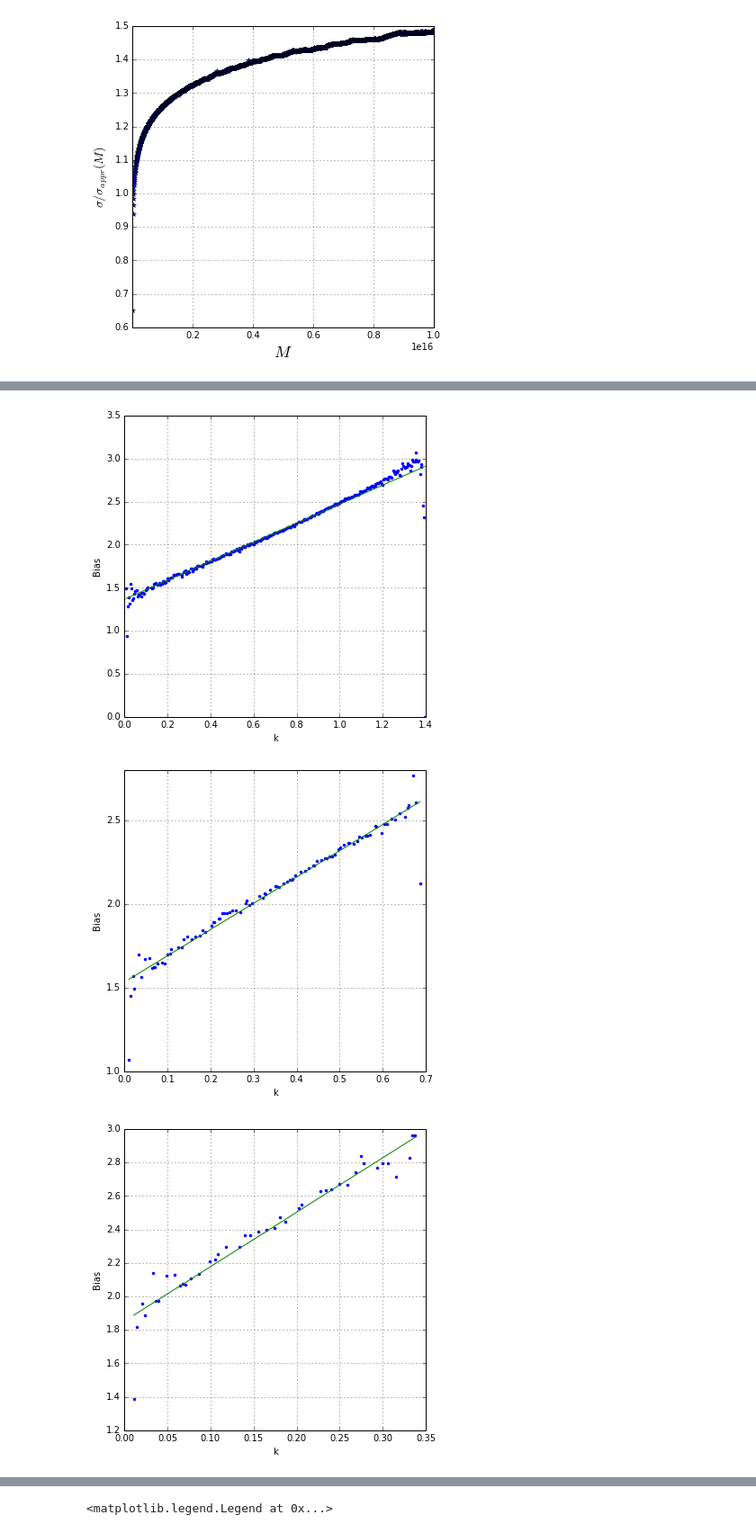
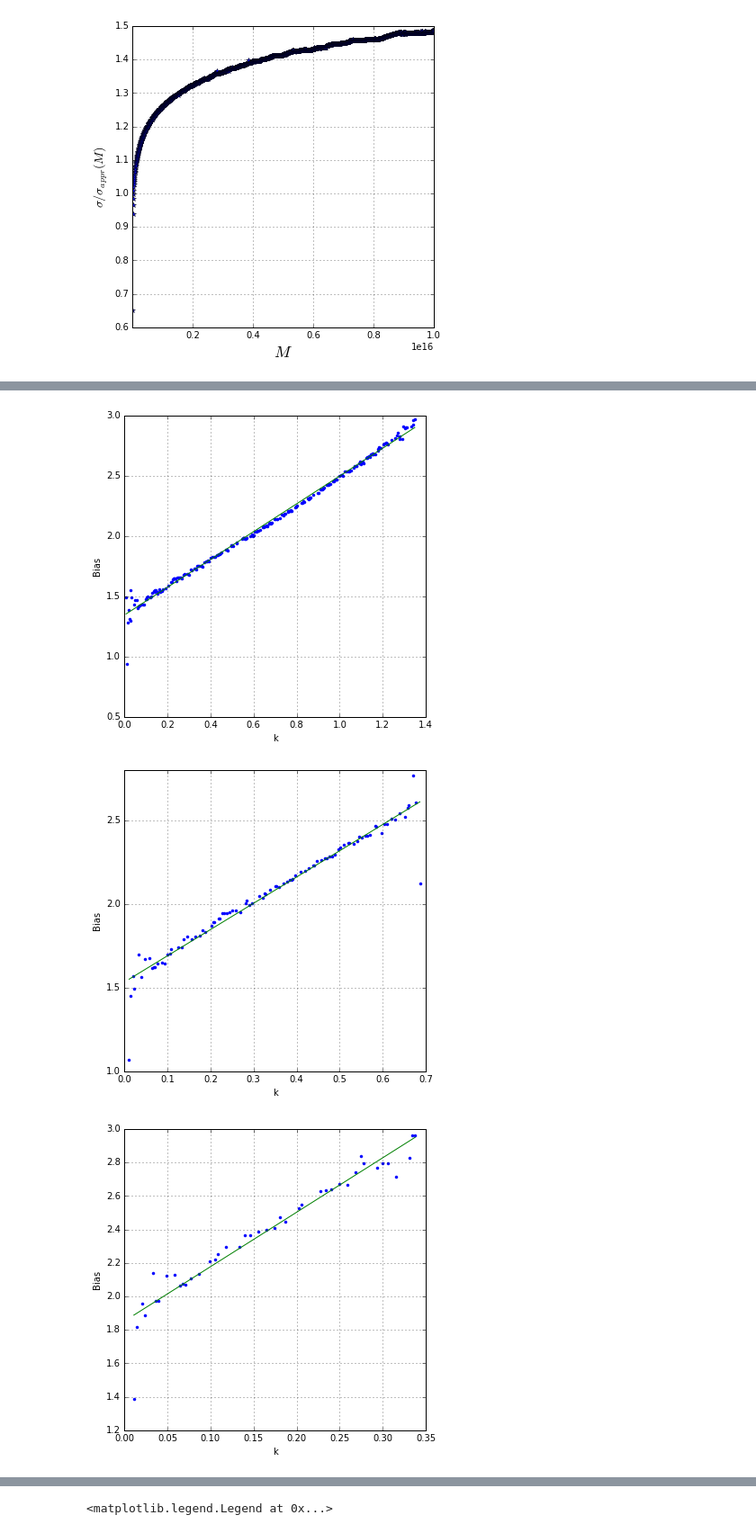
Before and after one commit to NATYML/Power-spectrum, a Jupyter notebook: CAMB/Bias.ipynb, the cells around one changed output, grey strips where cells are left out. Shown at 90% size. Drawn from its saved outputs; the diff is of its cells as text; code cells hidden in the pictures.

Commit message:
Bias model

```diff
--- a/CAMB/Bias.ipynb
+++ b/CAMB/Bias.ipynb
@@ -89,10 +89,16 @@ def interp( z0 ):
     results = camb.get_results(pars)
     kh, z, pk = results.get_matter_power_spectrum( minkh=1e-4, maxkh=KMAX, npoints = 500 )
 
+    #Non-Linear spectra (Halofit)
+    pars.NonLinear = model.NonLinear_both
+    results.calc_power_spectra(pars)
+    kh_nonlin, z_nonlin, pk_nonlin = results.get_matter_power_spectrum(minkh=1e-4, maxkh=KMAX, npoints = 500)
+
     #Linear spectra in z interpolated
     Pl = interp1d(kh, pk[0,:],kind='linear')
+    Pnl = interp1d( kh_nonlin, pk_nonlin[0,:],kind='linear')
 
-    return Pl
+    return Pl, Pnl
 
 
 #Calculating sigma(R)
@@ -294,9 +300,9 @@ Pkhal_1e12_box = np.loadtxt("../Interpolation/pk_interp_1e12.dat")
 Pkhal_1e13_box = np.loadtxt("../Interpolation/pk_interp_1e13.dat")
 Pk_box = np.loadtxt("../Interpolation/Pk_Box1000x1024_z_0_NGRID_1024_CIC.dat.Whead")
 # %%
-Pkhal_1e11 = np.loadtxt("../../output_files/Pobl_MDPC_CIC/Pk_halosCIC_1e11_256.dat")
-Pkhal_1e12 = np.loadtxt("../../output_files/Pobl_MDPC_CIC/Pk_halosCIC_1e12_128.dat")
-Pkhal_1e13 = np.loadtxt("../../output_files/Pobl_MDPC_CIC/Pk_halosCIC_1e13_64.dat")
+Pkhal_1e11 = np.loadtxt("../../../output_files/Pobl_MDPC_CIC/Pk_halosCIC_1e11_256.dat")
+Pkhal_1e12 = np.loadtxt("../../../output_files/Pobl_MDPC_CIC/Pk_halosCIC_1e12_128.dat")
+Pkhal_1e13 = np.loadtxt("../../../output_files/Pobl_MDPC_CIC/Pk_halosCIC_1e13_64.dat")
 # %%
 #--------------------------------------------------------------------------------
 
@@ -322,16 +328,16 @@ Pkhal_1e13 = np.concatenate( (Pkhal_1e13, np.reshape(b1e13,(LEN,1))), axis=1 )
                             # Halo Population 1e11
 
 
-deltak = 0.01
+deltak = 0.03
 kmin = Pkhal_1e11[0,0]
 kmax = Pkhal_1e11[0,0] + deltak
 
 ITER =  int( np.ceil( ( max(Pkhal_1e11[:,0])-min(Pkhal_1e11[:,0]) )/deltak ) )
-INTV = 1.2
+INTV = 0.8
 
 b_adj_1e11 = np.zeros((3,1))
 
-for i in xrange( ITER ):
+for i in xrange( ITER - 2 ):
 
     temp = Pkhal_1e11[Pkhal_1e11[:,0]>=kmin]
 
@@ -354,6 +360,7 @@ bias_lineal_1e11 = np.poly1d(z)
 
 #--------------------------------------------------------------------------------
                             # Halo Population 1e12
+deltak = 0.01
 
 kmin = Pkhal_1e12[0,0]
 kmax = Pkhal_1e12[0,0] + deltak
@@ -388,6 +395,8 @@ bias_lineal_1e12 = np.poly1d(z)
 #--------------------------------------------------------------------------------
                             # Halo Population 1e13
 
+deltak = 0.01
+
 kmin = Pkhal_1e13[0,0]
 kmax = Pkhal_1e13[0,0] + deltak
 
@@ -419,35 +440,35 @@ bias_lineal_1e13 = np.poly1d(z)
 # %%
 
 plt.figure(figsize=(6,6))
 #plt.plot( Pkhal_1e11[:,0], b1e11,"r.",label="$1e11$")
 plt.plot( b_adj_1e11[:,0], b_adj_1e11[:,2],".")
 plt.plot( b_adj_1e11[:,0], bias_lineal_1e11( b_adj_1e11[:,0] ) )
-plt.legend(loc ="lower right")
+#plt.legend(loc ="lower right")
 plt.ylabel("Bias")
 plt.xlabel("k")
 plt.grid()
 
 
 plt.figure(figsize=(6,6))
 #plt.plot( Pkhal_1e12[:,0], b1e12,"r.",label="$1e12$")
 plt.plot( b_adj_1e12[:,0], b_adj_1e12[:,2],".")
 plt.plot( b_adj_1e12[:,0], bias_lineal_1e12( b_adj_1e12[:,0] ) )
-plt.legend(loc ="lower right")
+#plt.legend(loc ="lower right")
 plt.ylabel("Bias")
 plt.xlabel("k")
 plt.grid()
 
 
 plt.figure(figsize=(6,6))
 #plt.plot( Pkhal_1e13[:,0], b1e13,"r.",label="$1e13$")
 plt.plot( b_adj_1e13[:,0], b_adj_1e13[:,2],".")
 plt.plot( b_adj_1e13[:,0], bias_lineal_1e13( b_adj_1e13[:,0] ) )
-plt.legend(loc ="lower right")
+#plt.legend(loc ="lower right")
 plt.ylabel("Bias")
 plt.xlabel("k")
 plt.grid()
 # %% [output]
-[figure, old version]
+[figure, new version]
 [figure]
 [figure]
 # %%
```
Also changed, not shown: parts of 5 cells of this notebook.
